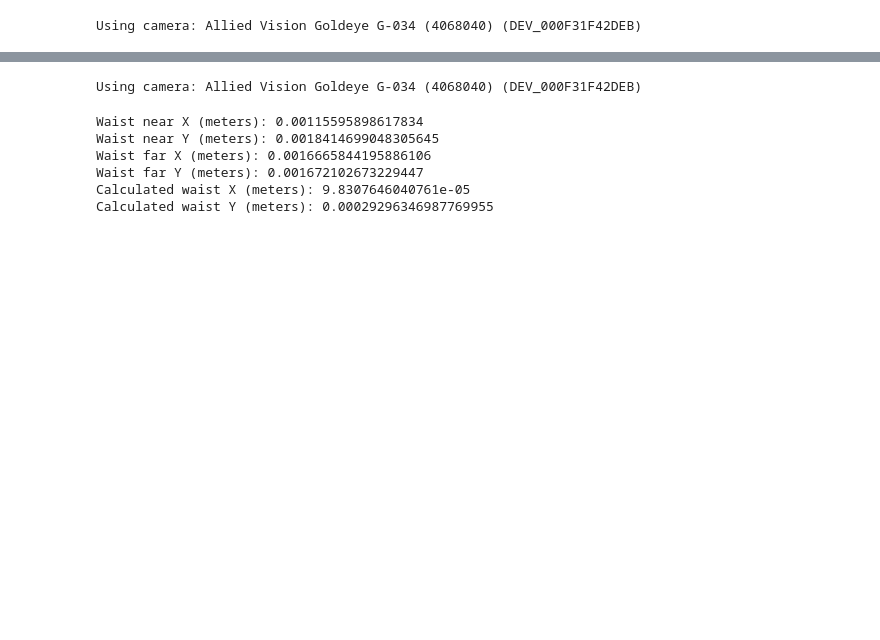
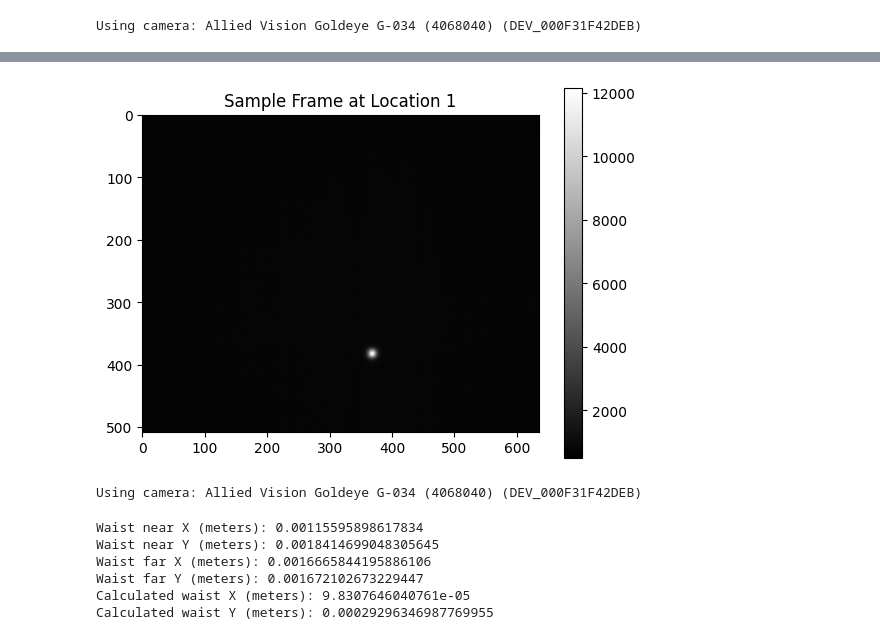
Before and after one commit to jkos9/PLM_control, a Jupyter notebook: beam_waist_measurement.ipynb, the cells around one changed output, grey strips where cells are left out. Drawn from its saved outputs; the diff is of its cells as text; code cells hidden in the pictures; blank space fills up the shorter version.

```diff
--- a/beam_waist_measurement.ipynb
+++ b/beam_waist_measurement.ipynb
@@ -103,3 +143,11 @@ RuntimeError: Optimal parameters not found: Number of calls to function has reac
+# %%
+plt.figure()
+plt.imshow(frames_location_1[3], cmap='gray')
+plt.title('Sample Frame at Location 1')
+plt.colorbar()
+plt.show()
+# %% [output]
+[figure, added]
 # %%
 # get frames at far location 2
 frames_location_2 = get_frames(4)
```
Also changed, not shown: parts of 5 cells of this notebook, 11 other files.
